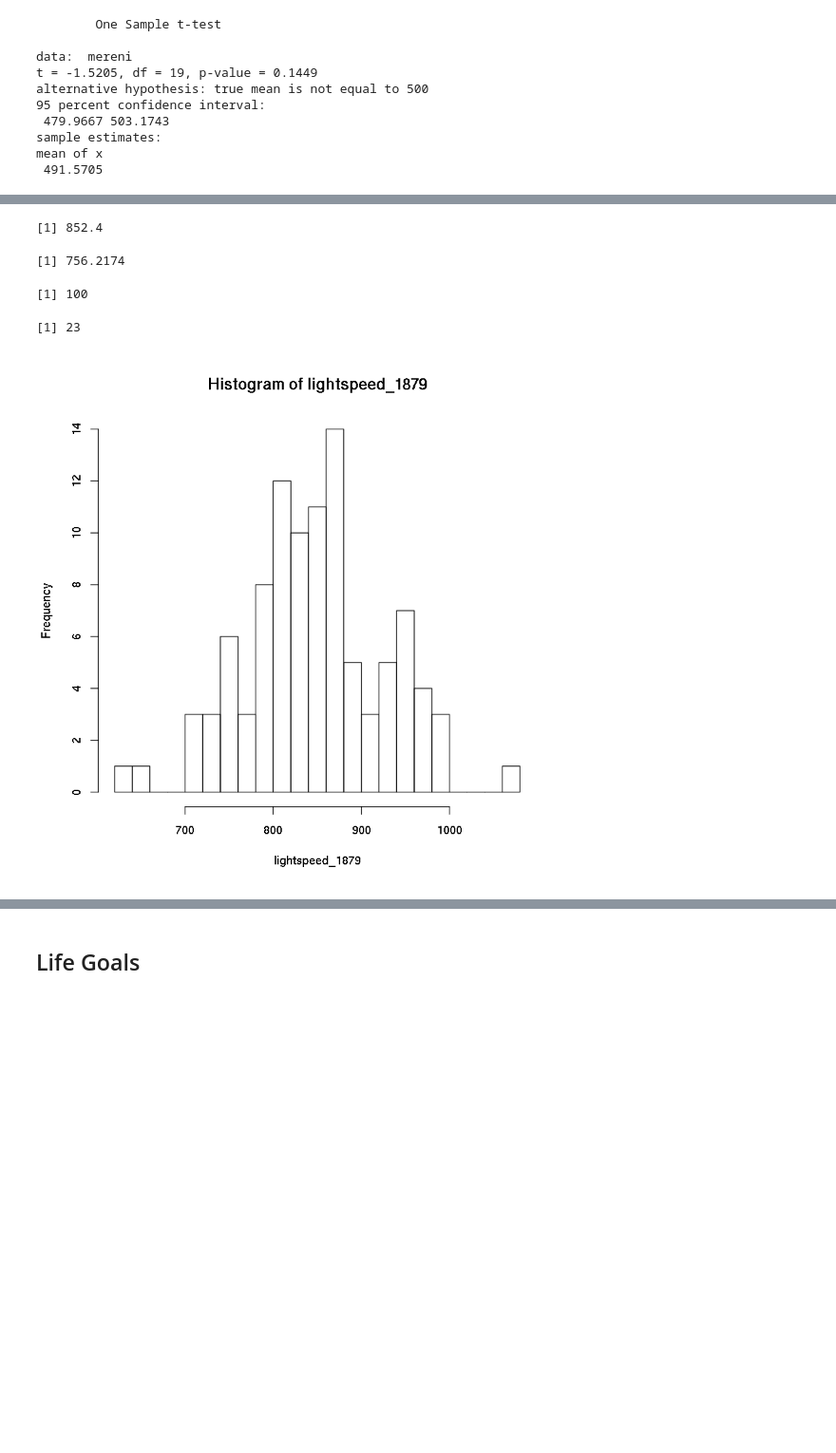
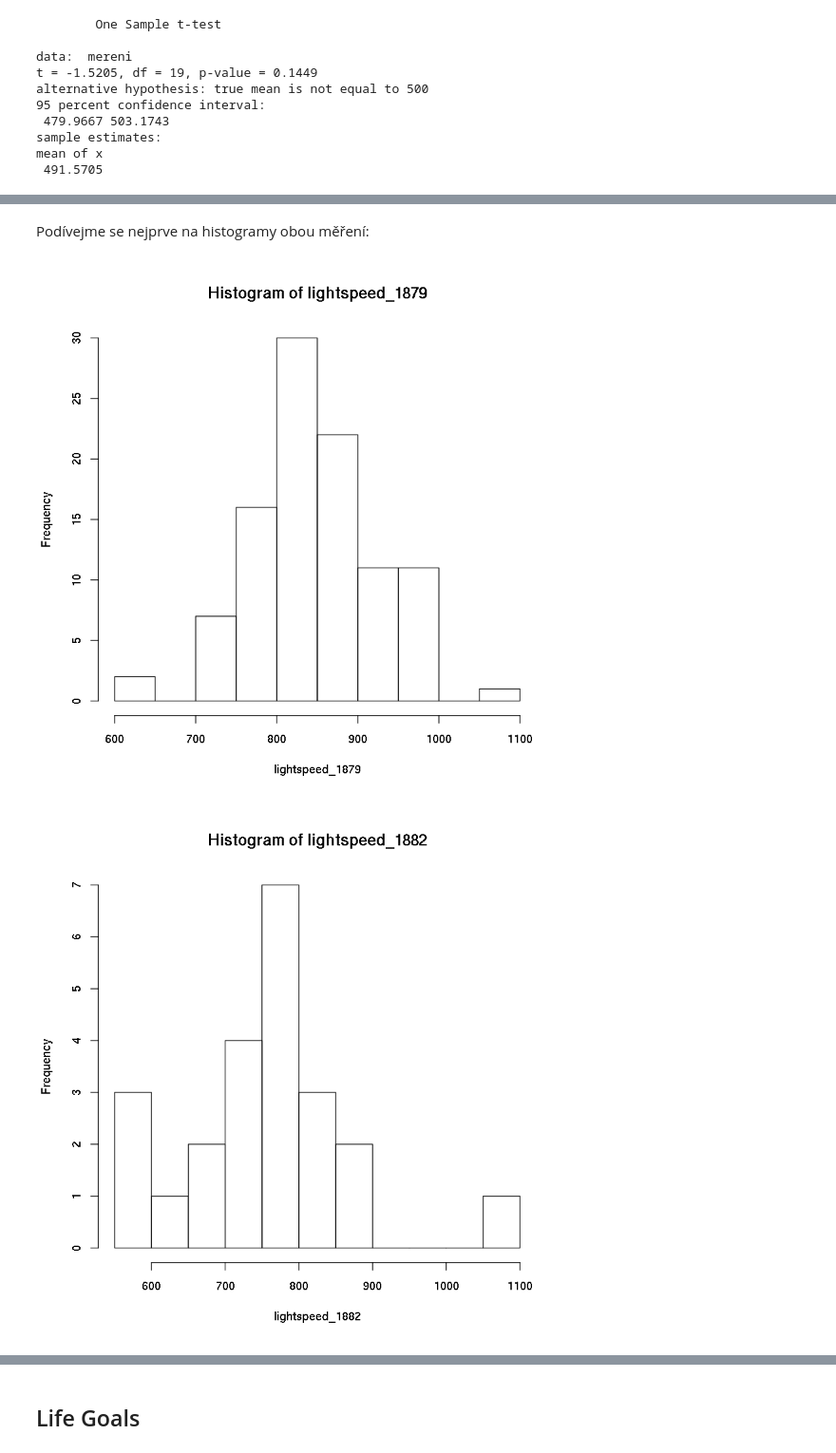
Before and after one commit to lich-uct/r_tutorial, a Jupyter notebook: 08/08.ipynb, the cells around one changed output, grey strips where cells are left out. Shown at 95% size. Saved outputs shown, nothing was run; the diff lists cells and outputs as text; code cells hidden in the pictures; blank space fills up the shorter version.

```diff
--- a/08/08.ipynb
+++ b/08/08.ipynb
@@ -279,10 +317,9 @@ http://darp.lse.ac.uk/PapersDB/Stigler_(AnnStat_77).pdf -> strana 23 (opravdove
 df_lightspeed <- read.table(
     "light_speed.csv"
     , header = T
-    , colClasses = rep("numeric", 2)
 )
 head(df_lightspeed)
-nrow(df_lightspeed)
+tail(df_lightspeed)
 # %% [output]
 | Y1879 | Y1882 |
 | 850 | 883 |
@@ -295,16 +348,11 @@ nrow(df_lightspeed)
 # %%
 lightspeed_1879 <- df_lightspeed$Y1879
 lightspeed_1882 <- df_lightspeed$Y1882[!is.na(df_lightspeed$Y1882)]
-mean(lightspeed_1879)
-mean(lightspeed_1882)
-length(lightspeed_1879)
-length(lightspeed_1882)
-# %% [output]
-[1] 852.4
-[1] 756.2174
-[1] 100
-[1] 23
+# %% [markdown]
+Podívejme se nejprve na histogramy obou měření:
 # %%
-hist(lightspeed_1879, breaks = 20)
+hist(lightspeed_1879, breaks = 15)
+hist(lightspeed_1882, breaks = 15)
 # %% [output]
-[figure, old version]
+[figure, new version]
+[figure, added]
```
Also changed, not shown: parts of 34 cells of this notebook, 2 other files.
